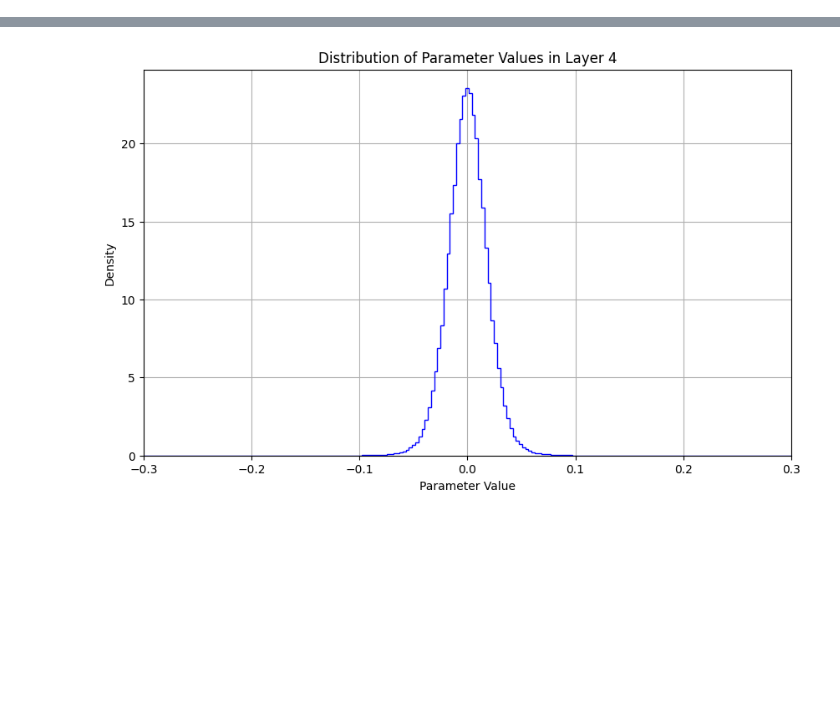
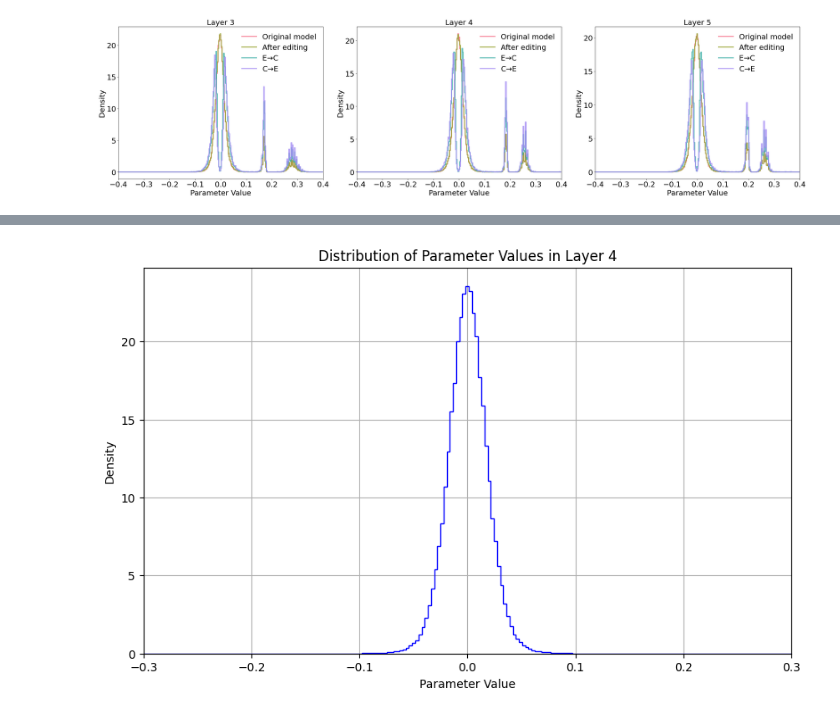
Before and after one commit to hartvigsen-group/composable-interventions, a Jupyter notebook: notebooks/param_graph.ipynb, the cells around one changed output, grey strips where cells are left out. Drawn from its saved outputs; the diff is of its cells as text; code cells hidden in the pictures; blank space fills up the shorter version.

```diff
--- a/notebooks/param_graph.ipynb
+++ b/notebooks/param_graph.ipynb
@@ -6,8 +6,9 @@ import numpy as np
 # Ckpt paths
 llama2_path = '/scratch/sux7mp/saved_models/llama2.pth'
 memit_path = '/scratch/sux7mp/saved_models/checkpoint_20240126_064240.pth'
-memit_wanda35_path = '/scratch/sux7mp/saved_models/checkpoint_20240126_064648.pth'
+memit_wanda55_path = '/scratch/sux7mp/saved_models/checkpoint_20240131_104241.pth'
+compress_first = '/scratch/sux7mp/saved_models/checkpoint_20240201_111754.pth'
 
-ckpt_paths = [llama2_path, memit_path, memit_wanda35_path]
+ckpt_paths = [llama2_path, memit_path, memit_wanda55_path, compress_first]
 layers = [3, 4, 5]  # Layers to plot
-titles = ["Original model", "After editing", "After editing and compression"]  # Titles for each model
+titles = ["Original model", "After editing", "E→C", "C→E"]  # Titles for each model
@@ -96,0 +44,46 @@ NameError: name 'llama2' is not defined
+# %%
+import seaborn as sns
+import matplotlib as mpl
+ # Increase global font sizes
+mpl.rcParams['font.size'] = 22  # Adjust as needed
+mpl.rcParams['axes.labelsize'] = 22  # x and y labels
+mpl.rcParams['axes.titlesize'] = 22  # Title
+mpl.rcParams['xtick.labelsize'] = 22  # x-axis tick labels
+mpl.rcParams['ytick.labelsize'] = 22  # y-axis tick labels
+mpl.rcParams['legend.fontsize'] = 22  # Legend
+
+import numpy as np
+palette = sns.color_palette("husl", len(titles))  # "husl" is just one option
+
+def plot_layer_distributions(layer_params_dict, titles, save_path):
+    num_layers = len(layer_params_dict)
+    fig, axs = plt.subplots(1, num_layers, figsize=(10 * num_layers, 8))
+
+    for i, (layer_number, layer_params_list) in enumerate(layer_params_dict.items()):
+        ax = axs[i] if num_layers > 1 else axs
+
+        for j, layer_params in enumerate(layer_params_list):
+            if 'c' in titles[j].lower():
+                layer_params = [param for param in layer_params if param != 0]
+
+            counts, bin_edges = np.histogram(layer_params, bins=300, range=(-0.4, 0.4), density=True)
+            ax.step(bin_edges[:-1], counts, color=palette[j], linewidth=3, alpha=0.8, label=titles[j])
+
+            # Save histogram data
+            hist_data = np.vstack((bin_edges[:-1], counts)).T
+            # np.savetxt(f"{save_path}_layer{layer_number}_title{j}.csv", hist_data, delimiter=",", header="bin_edge,density")
+
+        ax.set_title(f'Layer {layer_number}')
+        ax.legend(frameon=False)
+        ax.set_xlabel('Parameter Value')
+        ax.set_ylabel('Density')
+        ax.grid(False)
+        ax.set_xlim(-0.4, 0.4)
+
+    plt.tight_layout()
+    plt.savefig('figures/params.pdf', format='pdf', dpi=300, bbox_inches='tight')  # Save as PDF
+    plt.show()
+
+plot_layer_distributions(layer_params_dict, titles, 'temp/')
+# %% [output]
+[figure, added]
```
Also changed, not shown: parts of 4 cells of this notebook, 5 other files.
